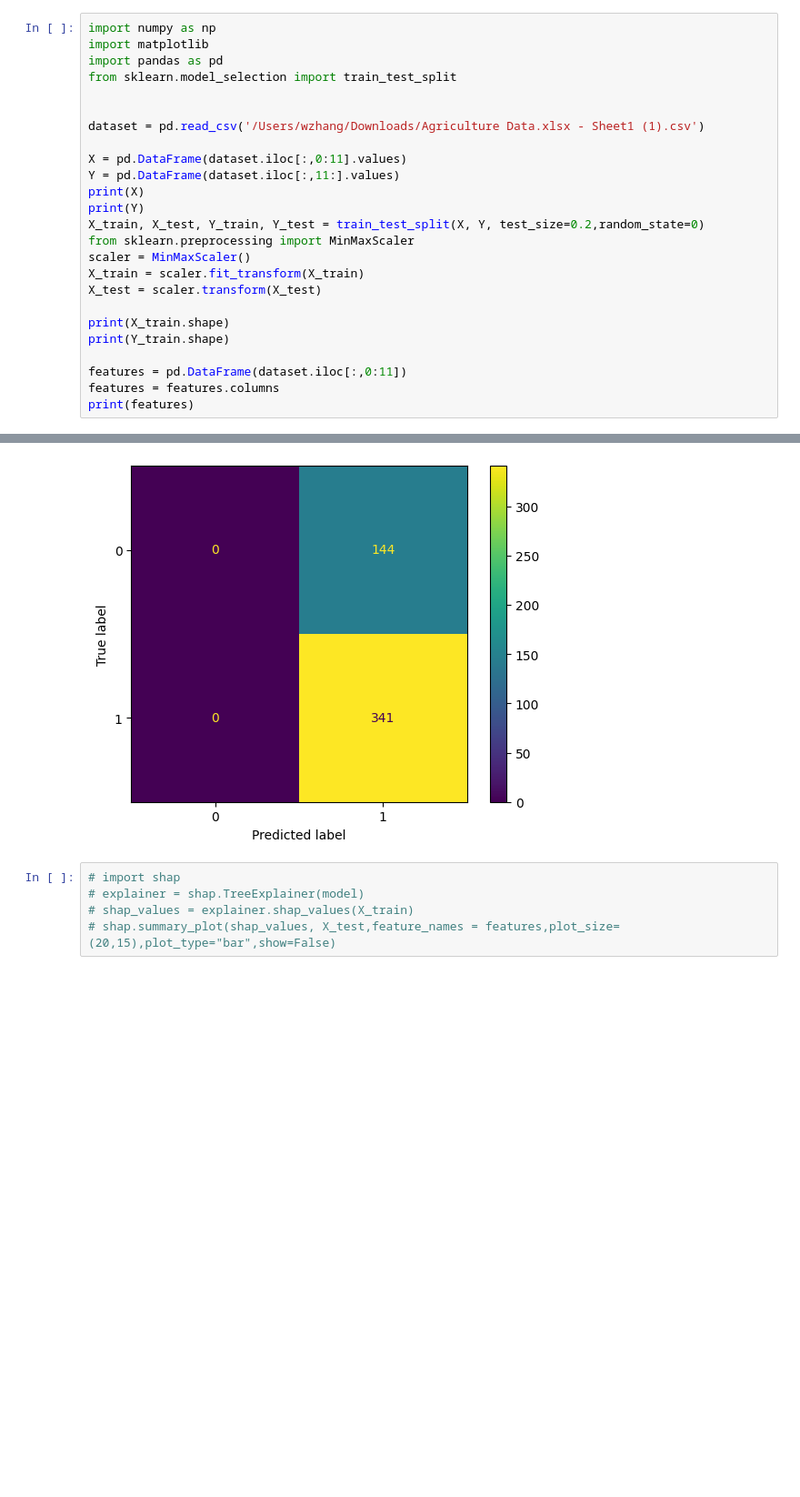
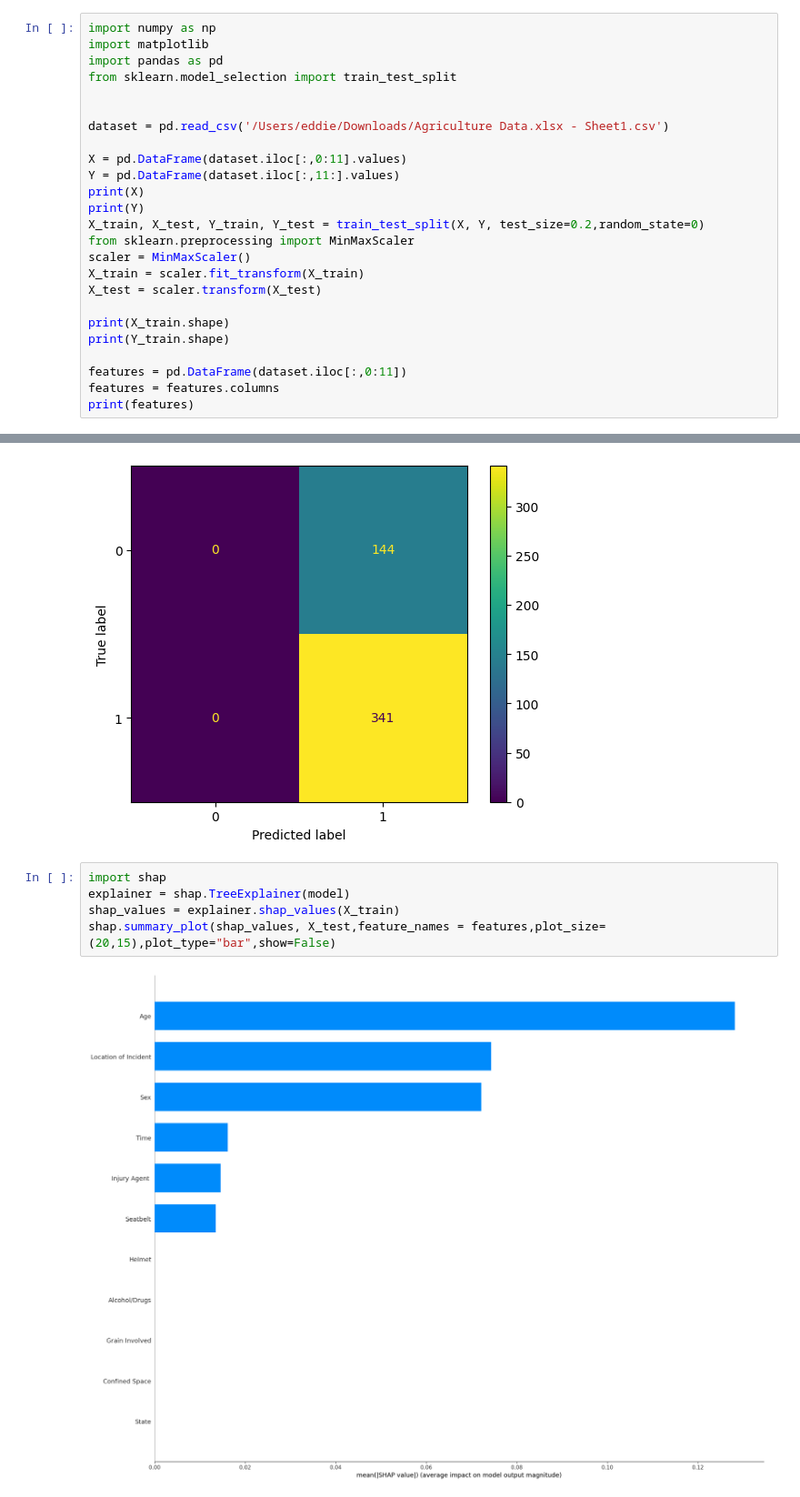
Before and after one commit to EddieZ18326/SSTP-Injury-Projects, a Jupyter notebook: Agriculture/Ensemble/LightGBM.ipynb, the cells around one changed output, grey strips where cells are left out. Shown at 91% size. Drawn from its saved outputs; the diff is of its cells as text; blank space fills up the shorter version.

Commit message:
added shap and ensemble methods

```diff
--- a/Agriculture/Ensemble/LightGBM.ipynb
+++ b/Agriculture/Ensemble/LightGBM.ipynb
@@ -5,7 +5,7 @@ import pandas as pd
 from sklearn.model_selection import train_test_split
 
 
-dataset = pd.read_csv('/Users/wzhang/Downloads/Agriculture Data.xlsx - Sheet1 (1).csv')
+dataset = pd.read_csv('/Users/eddie/Downloads/Agriculture Data.xlsx - Sheet1.csv')
 
 X = pd.DataFrame(dataset.iloc[:,0:11].values)
 Y = pd.DataFrame(dataset.iloc[:,11:].values)
@@ -242,7 +314,9 @@ cm_display.plot()
 <sklearn.metrics._plot.confusion_matrix.ConfusionMatrixDisplay at 0x...>
 [figure]
 # %%
-# import shap
-# explainer = shap.TreeExplainer(model)
-# shap_values = explainer.shap_values(X_train)
-# shap.summary_plot(shap_values, X_test,feature_names = features,plot_size=(20,15),plot_type="bar",show=False)
+import shap
+explainer = shap.TreeExplainer(model)
+shap_values = explainer.shap_values(X_train)
+shap.summary_plot(shap_values, X_test,feature_names = features,plot_size=(20,15),plot_type="bar",show=False)
+# %% [output]
+[figure, added]
```
Also changed, not shown: parts of 3 cells of this notebook, 24 other files.
